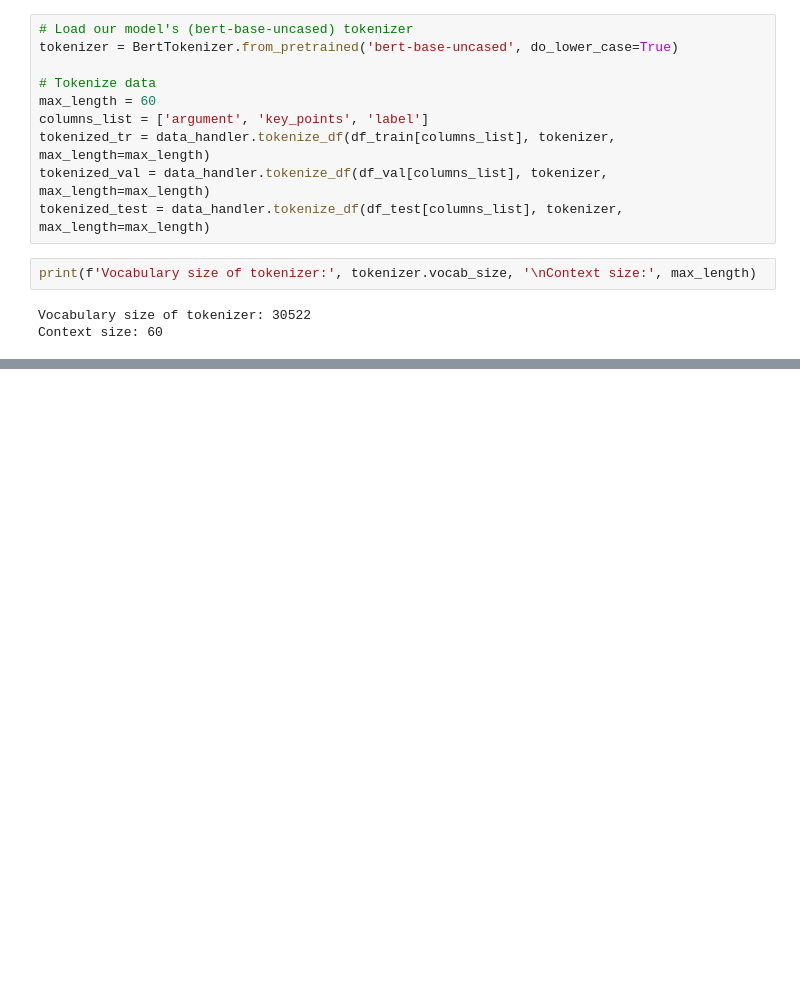
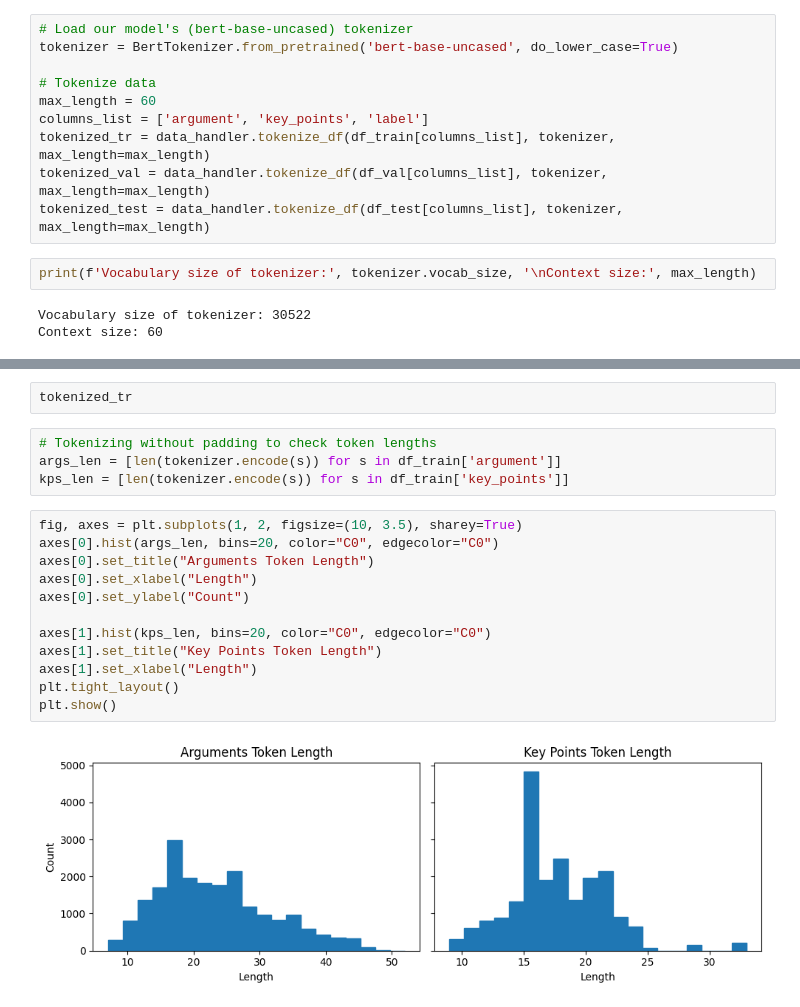
Before and after one commit to mmc185/HLTKeyPointAnalysis, a Jupyter notebook: main.ipynb, the cells around one changed output, grey strips where cells are left out. Saved outputs shown, nothing was run; the diff lists cells and outputs as text; blank space fills up the shorter version.

```diff
--- a/main.ipynb
+++ b/main.ipynb
@@ -351,0 +241,20 @@ df_sort
+# %%
+tokenized_tr
+# %%
+# Tokenizing without padding to check token lengths
+args_len = [len(tokenizer.encode(s)) for s in df_train['argument']]
+kps_len = [len(tokenizer.encode(s)) for s in df_train['key_points']]
+# %%
+fig, axes = plt.subplots(1, 2, figsize=(10, 3.5), sharey=True)
+axes[0].hist(args_len, bins=20, color="C0", edgecolor="C0")
+axes[0].set_title("Arguments Token Length")
+axes[0].set_xlabel("Length")
+axes[0].set_ylabel("Count")
+
+axes[1].hist(kps_len, bins=20, color="C0", edgecolor="C0")
+axes[1].set_title("Key Points Token Length")
+axes[1].set_xlabel("Length")
+plt.tight_layout()
+plt.show()
+# %% [output]
+[figure, added]
```
Also changed, not shown: parts of 24 cells of this notebook.
